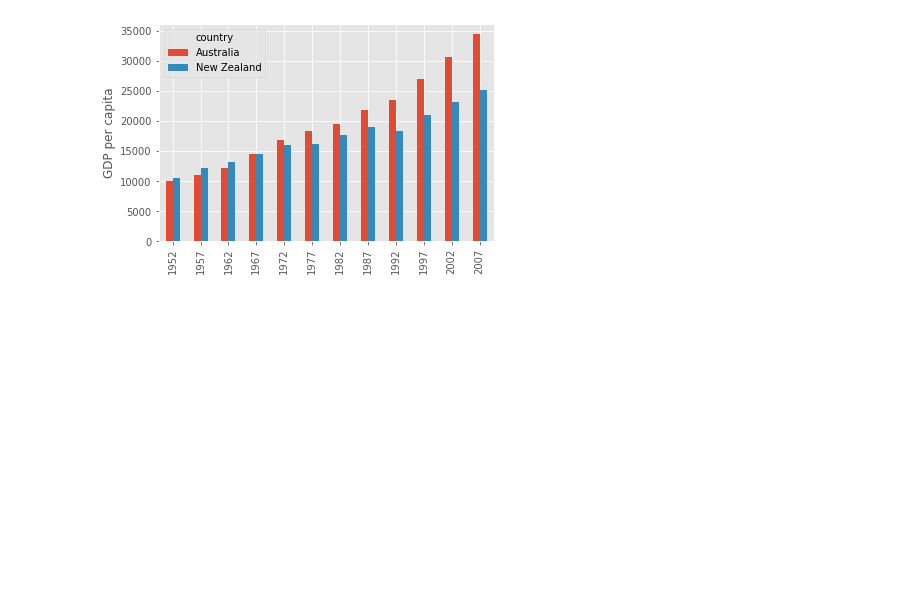
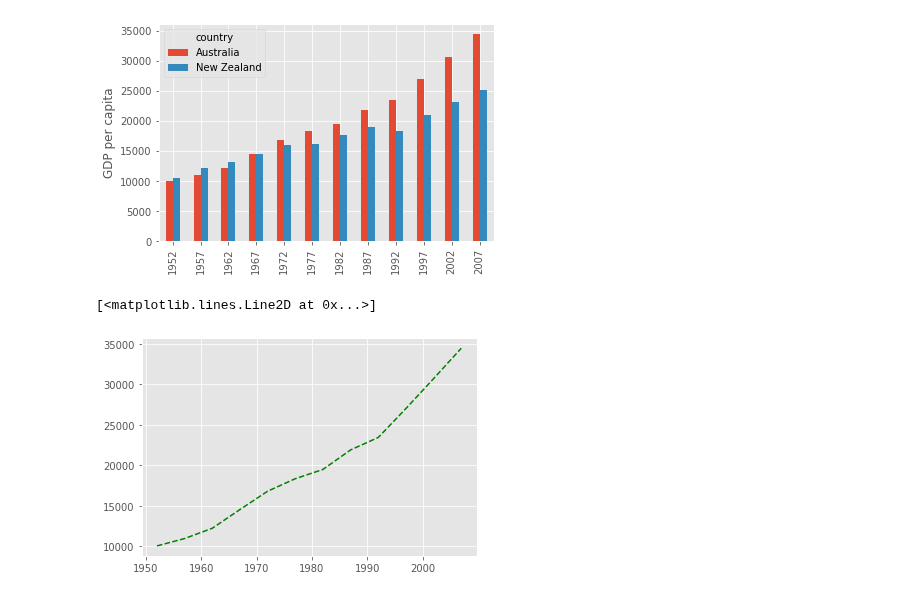
Before and after one commit to ubvu/2024-06-04-python, a Jupyter notebook: notebooks/Analyzing_Data.ipynb, the cells around one changed output. Drawn from its saved outputs; the diff is of its cells as text; code cells hidden in the pictures; blank space fills up the shorter version.

```diff
--- a/notebooks/Analyzing_Data.ipynb
+++ b/notebooks/Analyzing_Data.ipynb
@@ -256,5 +256,8 @@ Text(0, 0.5, 'GDP per capita')
 # %%
 gdp_Australia = data.loc["Australia"]
 years = data.columns
 
-plt(years, gdp_Australia, "g--")
+plt.plot(years, gdp_Australia, "g--")
+# %% [output]
+[<matplotlib.lines.Line2D at 0x...>]
+[figure, added]
```
